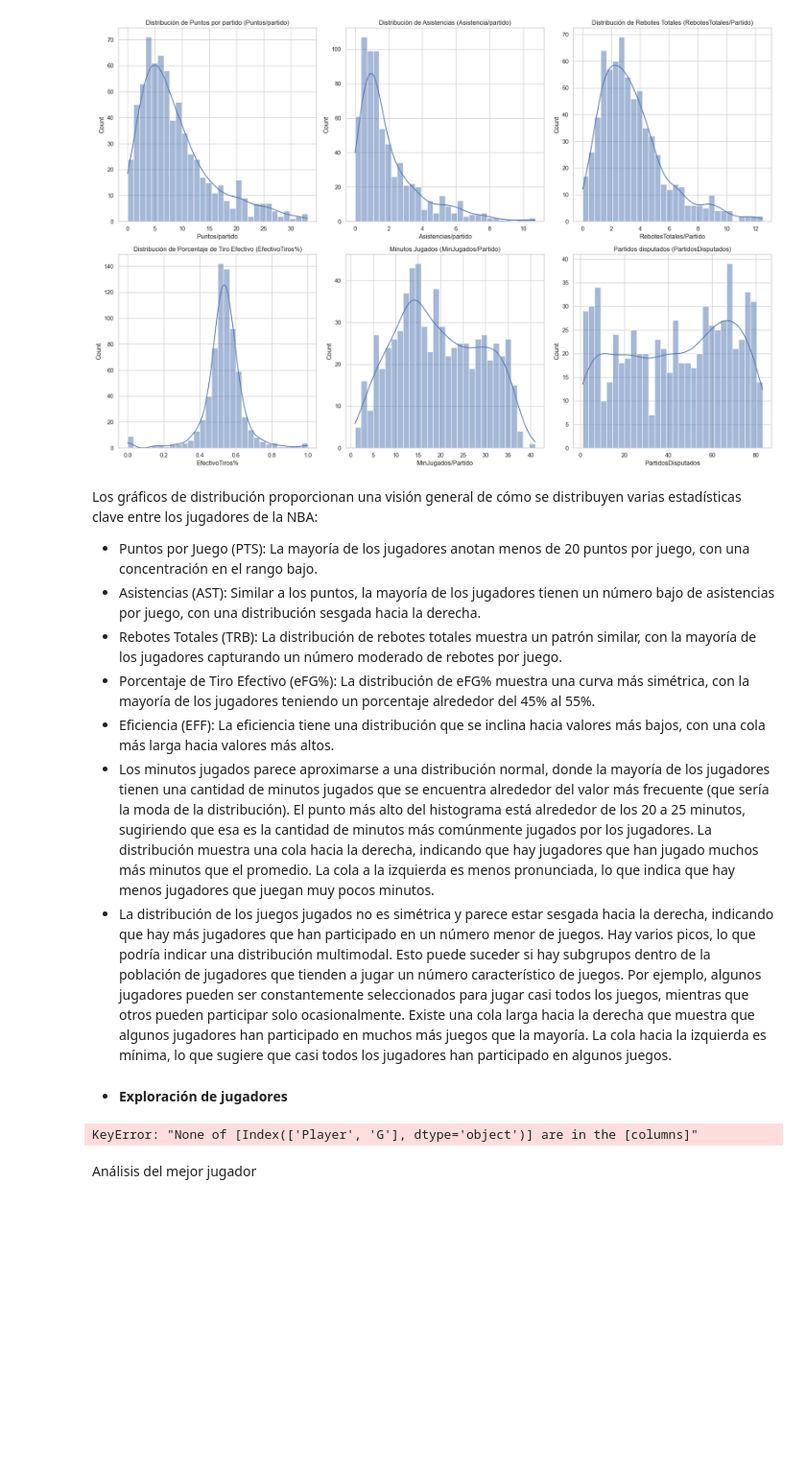
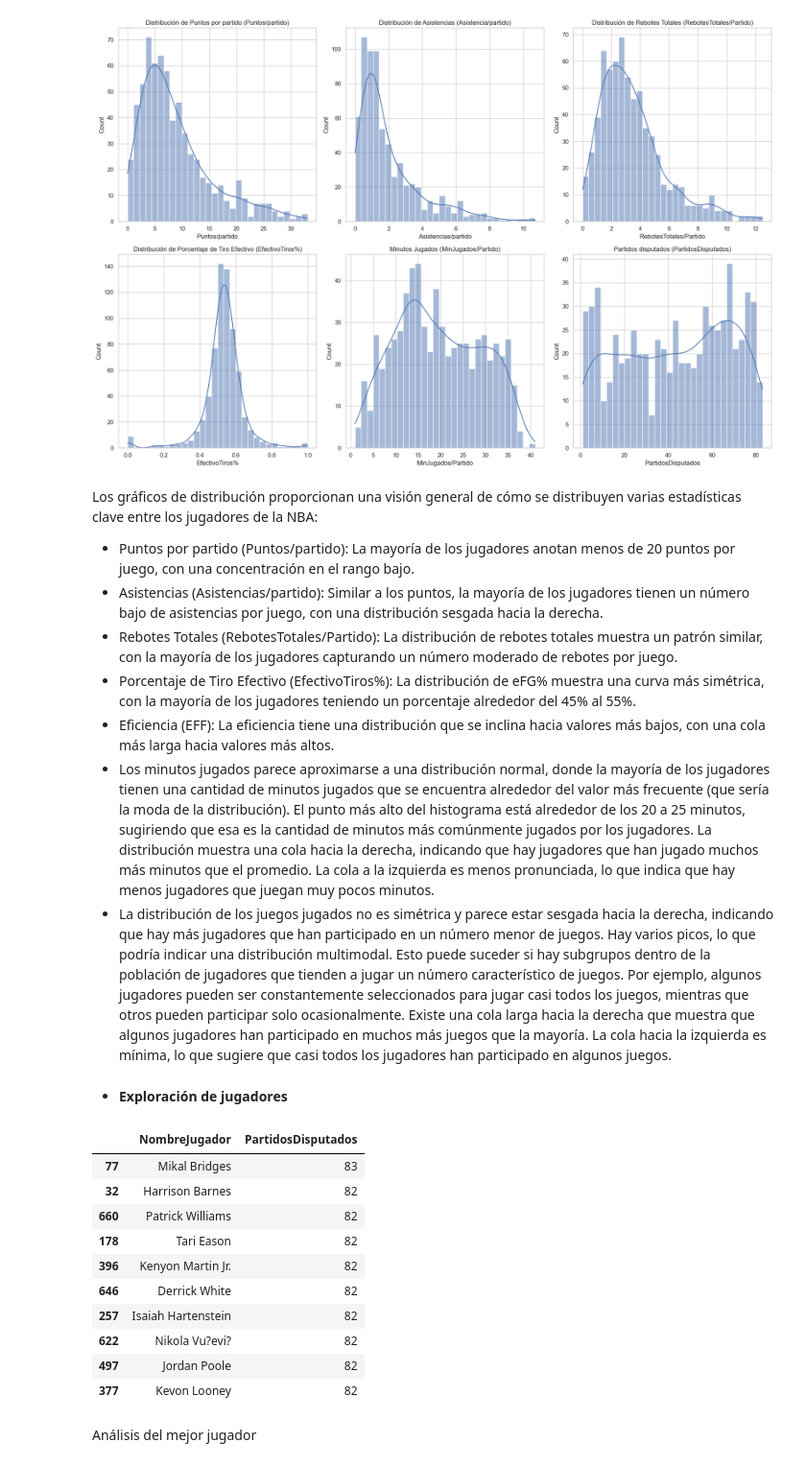
Before and after one commit to ItziCG/EDA_NBA, a Jupyter notebook: src/utils/EDA_NBA.ipynb, the cells around one changed output. Shown at 96% size. Drawn from its saved outputs; the diff is of its cells as text; code cells hidden in the pictures; blank space fills up the shorter version.

```diff
--- a/src/utils/EDA_NBA.ipynb
+++ b/src/utils/EDA_NBA.ipynb
@@ -298,10 +298,10 @@ plt.show()
 # %% [markdown]
 Los gráficos de distribución proporcionan una visión general de cómo se distribuyen varias estadísticas clave entre los jugadores de la NBA:
 
-* Puntos por Juego (PTS): La mayoría de los jugadores anotan menos de 20 puntos por juego, con una concentración en el rango bajo.
-* Asistencias (AST): Similar a los puntos, la mayoría de los jugadores tienen un número bajo de asistencias por juego, con una distribución sesgada hacia la derecha.
-* Rebotes Totales (TRB): La distribución de rebotes totales muestra un patrón similar, con la mayoría de los jugadores capturando un número moderado de rebotes por juego.
-* Porcentaje de Tiro Efectivo (eFG%): La distribución de eFG% muestra una curva más simétrica, con la mayoría de los jugadores teniendo un porcentaje alrededor del 45% al 55%.
+* Puntos por partido (Puntos/partido): La mayoría de los jugadores anotan menos de 20 puntos por juego, con una concentración en el rango bajo.
+* Asistencias (Asistencias/partido): Similar a los puntos, la mayoría de los jugadores tienen un número bajo de asistencias por juego, con una distribución sesgada hacia la derecha.
+* Rebotes Totales (RebotesTotales/Partido): La distribución de rebotes totales muestra un patrón similar, con la mayoría de los jugadores capturando un número moderado de rebotes por juego.
+* Porcentaje de Tiro Efectivo (EfectivoTiros%): La distribución de eFG% muestra una curva más simétrica, con la mayoría de los jugadores teniendo un porcentaje alrededor del 45% al 55%.
 * Eficiencia (EFF): La eficiencia tiene una distribución que se inclina hacia valores más bajos, con una cola más larga hacia valores más altos.
 * Los minutos jugados parece aproximarse a una distribución normal, donde la mayoría de los jugadores tienen una cantidad de minutos jugados que se encuentra alrededor del valor más frecuente (que sería la moda de la distribución).
 El punto más alto del histograma está alrededor de los 20 a 25 minutos, sugiriendo que esa es la cantidad de minutos más comúnmente jugados por los jugadores.
@@ -312,10 +312,19 @@ Existe una cola larga hacia la derecha que muestra que algunos jugadores han par
 # %% [markdown]
 + **Exploración de jugadores**
 # %%
-
-most_games = df[['Player', 'G']].sort_values(by='G', ascending=False).head(10)
-most_games
+partidos = df[['NombreJugador', 'PartidosDisputados']].sort_values(by='PartidosDisputados', ascending=False).head(10)
+partidos
 # %% [output]
-KeyError: "None of [Index(['Player', 'G'], dtype='object')] are in the [columns]"
+|  | NombreJugador | PartidosDisputados |
+| 77 | Mikal Bridges | 83 |
+| 32 | Harrison Barnes | 82 |
+| 660 | Patrick Williams | 82 |
+| 178 | Tari Eason | 82 |
+| 396 | Kenyon Martin Jr. | 82 |
+| 646 | Derrick White | 82 |
+| 257 | Isaiah Hartenstein | 82 |
+| 622 | Nikola Vu?evi? | 82 |
+| 497 | Jordan Poole | 82 |
+| 377 | Kevon Looney | 82 |
 # %% [markdown]
 Análisis del mejor jugador
```
Also changed, not shown: parts of 8 cells of this notebook.
